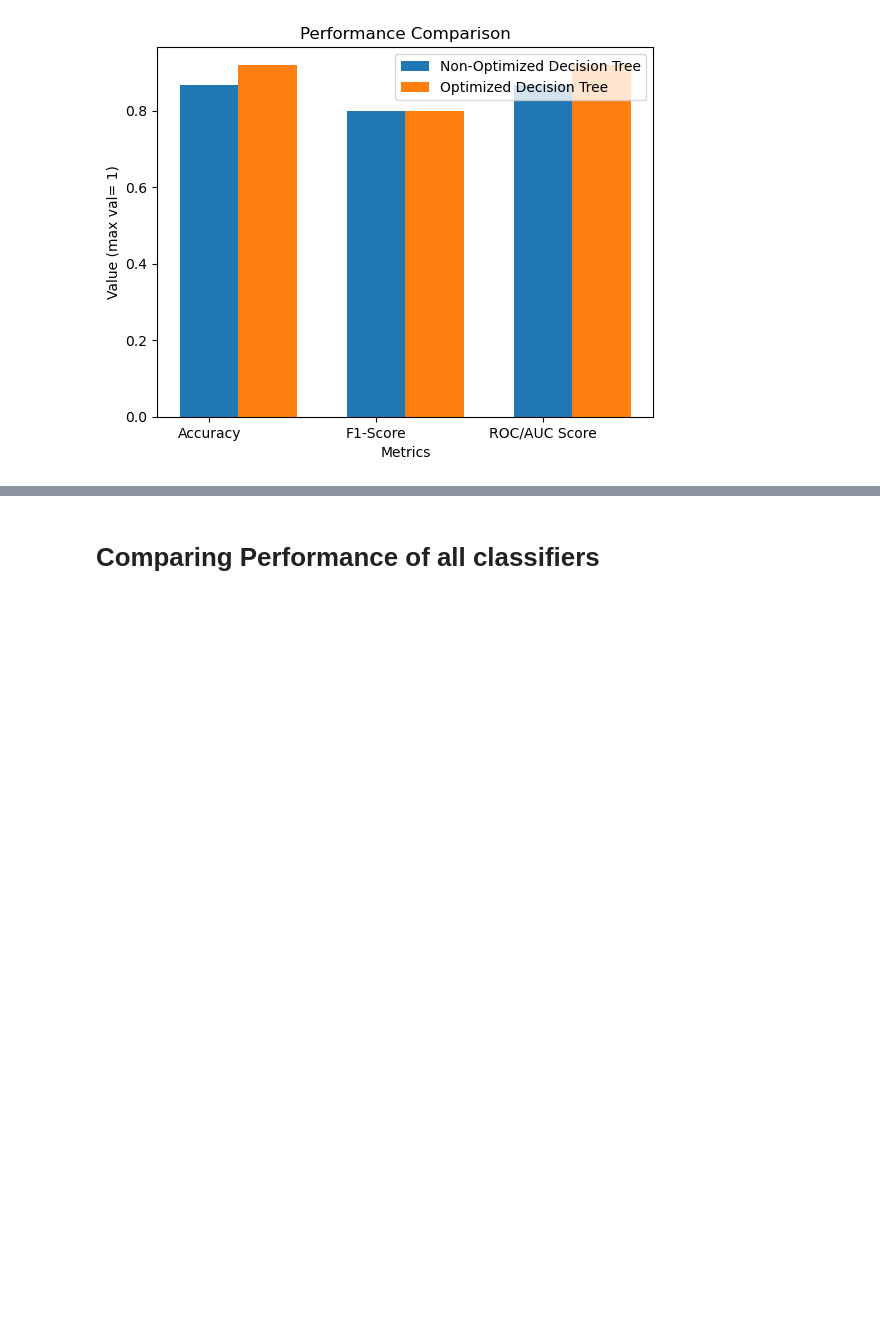
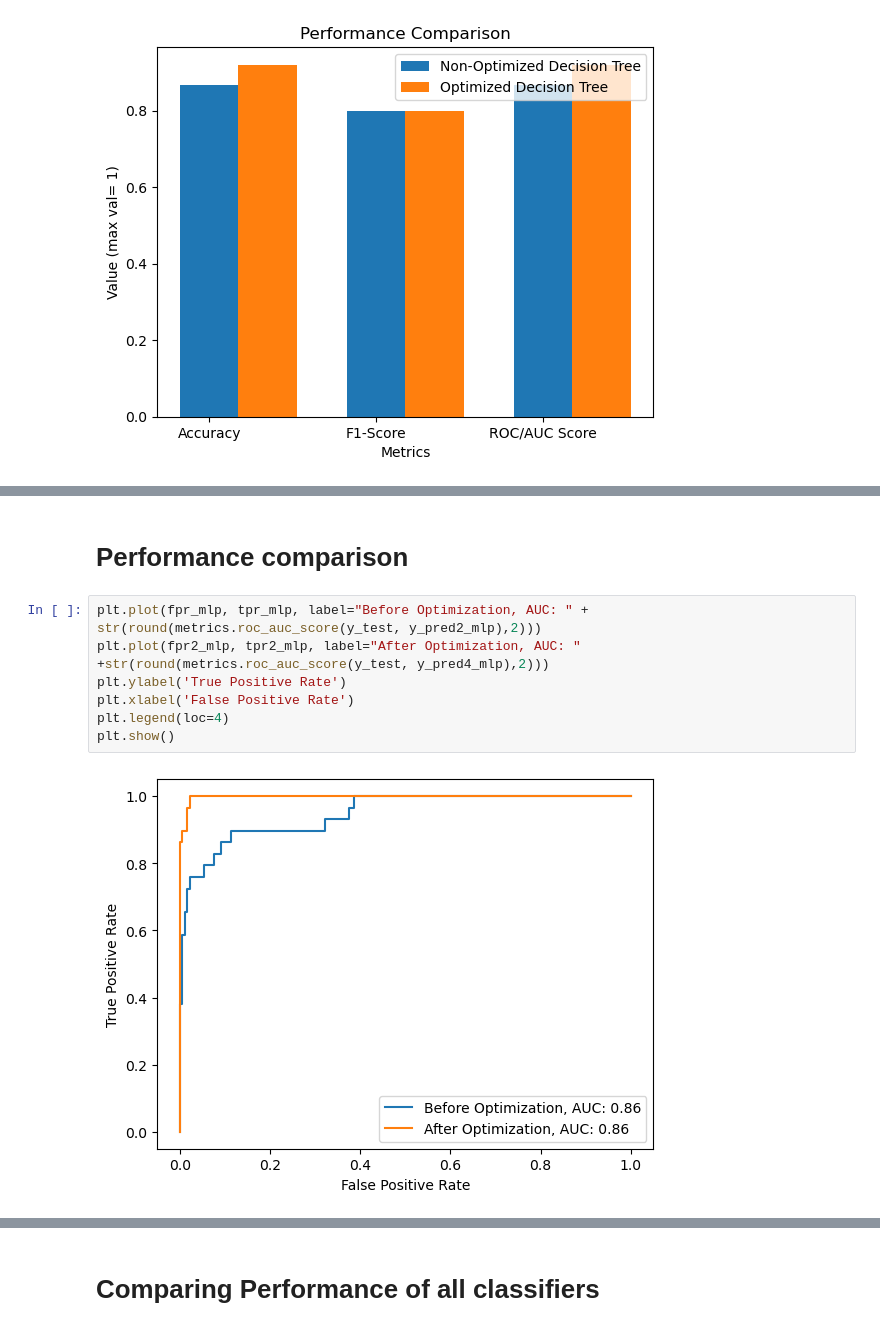
Before and after one commit to mahgob601/MachineLearning-Project, a Jupyter notebook: SVM_KNN_Bayes_DT.ipynb, the cells around one changed output, grey strips where cells are left out. Drawn from its saved outputs; the diff is of its cells as text; blank space fills up the shorter version.

```diff
--- a/SVM_KNN_Bayes_DT.ipynb
+++ b/SVM_KNN_Bayes_DT.ipynb
@@ -808,0 +974,11 @@ plt.show()
+# %% [markdown]
+# Performance comparison
+# %%
+plt.plot(fpr_mlp, tpr_mlp, label="Before Optimization, AUC: " + str(round(metrics.roc_auc_score(y_test, y_pred2_mlp),2)))
+plt.plot(fpr2_mlp, tpr2_mlp, label="After Optimization, AUC: " +str(round(metrics.roc_auc_score(y_test, y_pred4_mlp),2)))
+plt.ylabel('True Positive Rate')
+plt.xlabel('False Positive Rate')
+plt.legend(loc=4)
+plt.show()
+# %% [output]
+[figure, added]
```
Also changed, not shown: parts of 25 cells of this notebook.
